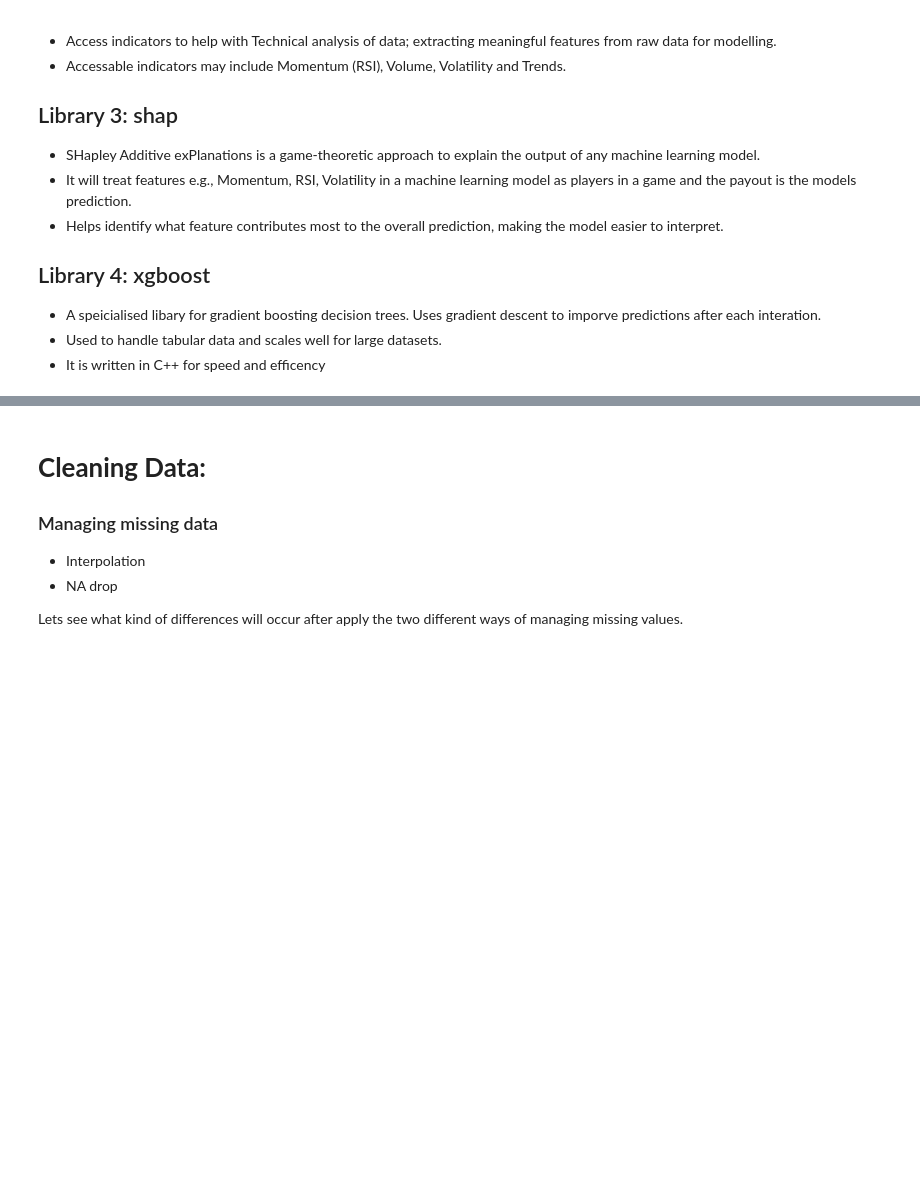
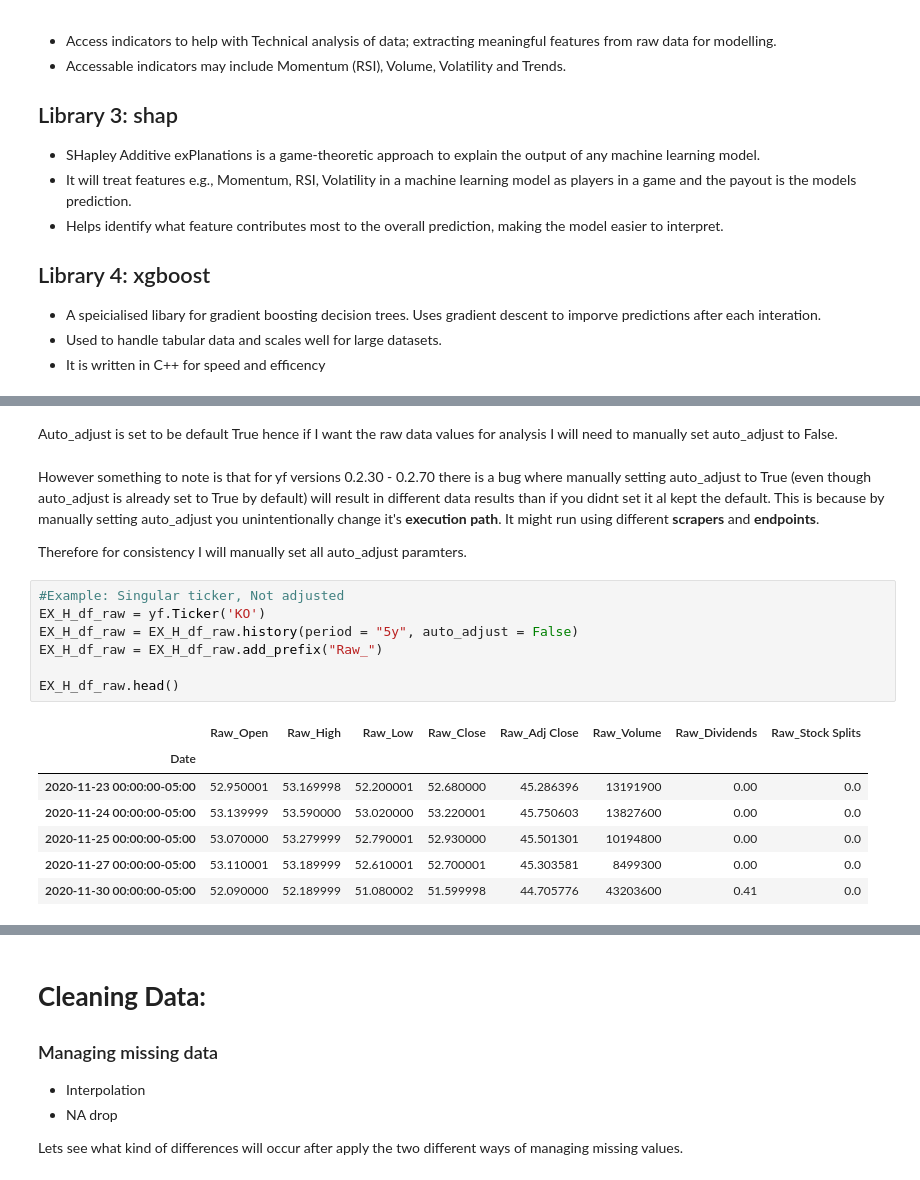
Before and after one commit to Cullen-hub/Alpha-Factor-Research, a Jupyter notebook: Alpha_Research_Project.ipynb, the cells around one changed output, grey strips where cells are left out. Drawn from its saved outputs; the diff is of its cells as text; blank space fills up the shorter version.

```diff
--- a/Alpha_Research_Project.ipynb
+++ b/Alpha_Research_Project.ipynb
@@ -55,0 +128,21 @@ Successfully installed ta-0.11.0
+# %% [markdown]
+Auto_adjust is set to be default True hence if I want the raw data values for analysis I will need to manually set auto_adjust to False.
+# %% [markdown]
+However something to note is that for yf versions 0.2.30 - 0.2.70 there is a bug where manually setting auto_adjust to True (even though auto_adjust is already set to True by default) will result in different data results than if you didnt set it al kept the default. This is because by manually setting auto_adjust you unintentionally change it's **execution path**. It might run using different **scrapers** and **endpoints**.
+
+Therefore for consistency I will manually set all auto_adjust paramters.
+# %%
+#Example: Singular ticker, Not adjusted
+EX_H_df_raw = yf.Ticker('KO')
+EX_H_df_raw = EX_H_df_raw.history(period = "5y", auto_adjust = False)
+EX_H_df_raw = EX_H_df_raw.add_prefix("Raw_")
+
+EX_H_df_raw.head()
+# %% [output]
+|  | Raw_Open | Raw_High | Raw_Low | Raw_Close | Raw_Adj Close | Raw_Volume | Raw_Dividends | Raw_Stock Splits |
+| Date |  |  |  |  |  |  |  |  |
+| 2020-11-23 00:00:00-05:00 | 52.950001 | 53.169998 | 52.200001 | 52.680000 | 45.286396 | 13191900 | 0.00 | 0.0 |
+| 2020-11-24 00:00:00-05:00 | 53.139999 | 53.590000 | 53.020000 | 53.220001 | 45.750603 | 13827600 | 0.00 | 0.0 |
+| 2020-11-25 00:00:00-05:00 | 53.070000 | 53.279999 | 52.790001 | 52.930000 | 45.501301 | 10194800 | 0.00 | 0.0 |
+| 2020-11-27 00:00:00-05:00 | 53.110001 | 53.189999 | 52.610001 | 52.700001 | 45.303581 | 8499300 | 0.00 | 0.0 |
+| 2020-11-30 00:00:00-05:00 | 52.090000 | 52.189999 | 51.080002 | 51.599998 | 44.705776 | 43203600 | 0.41 | 0.0 |
```
Also changed, not shown: parts of 29 cells of this notebook.
